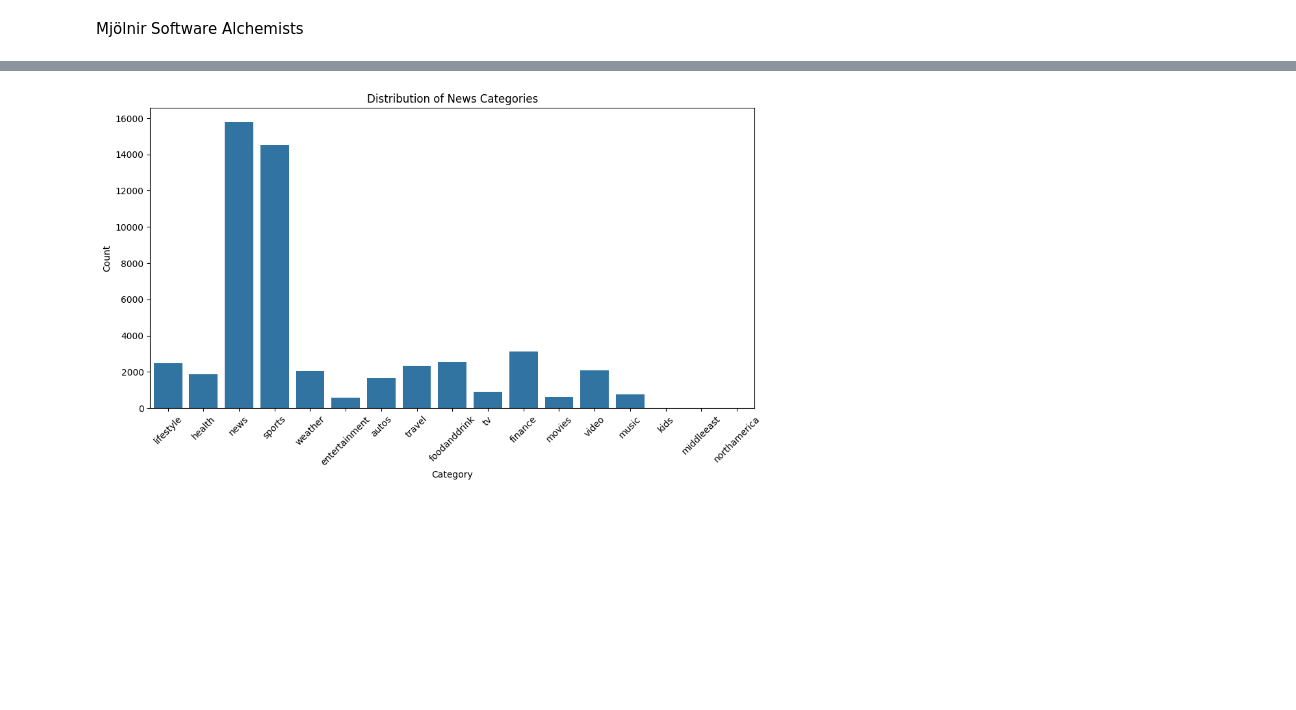
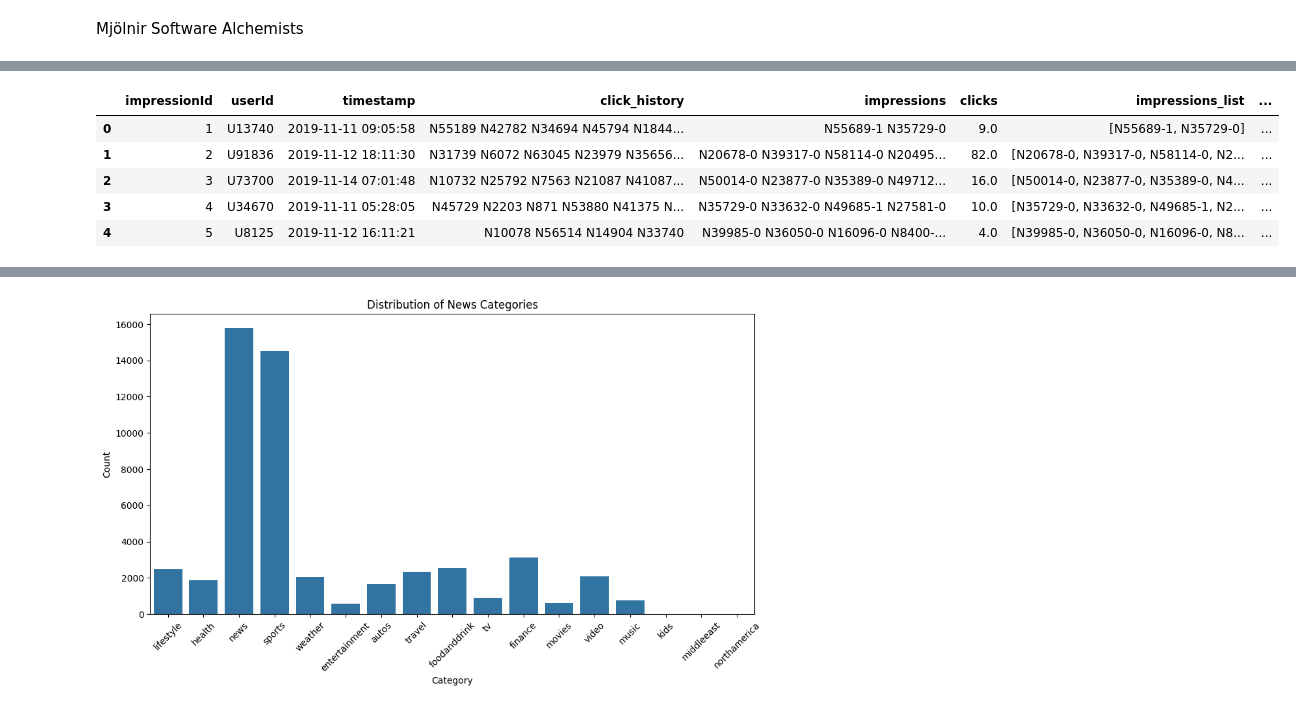
Before and after one commit to AnhNPham01/TDT4215-Recommender-Systems, a Jupyter notebook: Data analysis/analysis_marcus.ipynb, the cells around one changed output, grey strips where cells are left out. Saved outputs shown, nothing was run; the diff lists cells and outputs as text; code cells hidden in the pictures; blank space fills up the shorter version.

```diff
--- a/Data analysis/analysis_marcus.ipynb
+++ b/Data analysis/analysis_marcus.ipynb
@@ -12,16 +12,16 @@ import matplotlib.dates as mdates
 from sklearn.metrics.pairwise import cosine_similarity
 # %%
 #path to the mindsmall training data
-training_dataset = 'MINDsmall_train'
+training_dataset = '../MINDsmall_train'
 
-validation_dataset = 'MINDsmall_train'
+validation_dataset = '../MINDsmall_train'
 
 # not sure how to read these ones with header calues yet, as they are .vec files, and not .csv files
-entity_embedding = pd.read_csv("MINDsmall_train/entity_embedding.vec", sep='\t')
-relation_embedding = pd.read_csv("MINDsmall_train/relation_embedding.vec", sep='\t')
+entity_embedding = pd.read_csv("../MINDsmall_train/entity_embedding.vec", sep='\t')
+relation_embedding = pd.read_csv("../MINDsmall_train/relation_embedding.vec", sep='\t')
 
 
-news_data = pd.read_csv("MINDsmall_train/news.tsv",
+news_data = pd.read_csv("../MINDsmall_train/news.tsv",
     sep='\t',
     names=["newsId", "category", "subcategory", "title","abstract", "url", "title_entities","abstract_entities"]
 )
@@ -32,7 +32,7 @@ news_data = pd.read_csv("MINDsmall_train/news.tsv",
 #     names=["impressionId","userId","timestamp","click_history","impressions"]
 # )
 behaviors_data = pd.read_csv(
-    "MINDsmall_train/behaviors.tsv",
+    "../MINDsmall_train/behaviors.tsv",
     sep='\t',
     names=["impressionId", "userId", "timestamp", "click_history", "impressions"],
     parse_dates=['timestamp'] # This line parses the 'timestamp' column into datetime objects
@@ -44,0 +57,9 @@ behaviors_data['impressions_count'] = behaviors_data['impressions_list'].str.len
+# %%
+behaviors_data.head()
+# %% [output]
+|  | impressionId | userId | timestamp | click_history | impressions | clicks | impressions_list | ... |
+| 0 | 1 | U13740 | 2019-11-11 09:05:58 | N55189 N42782 N34694 N45794 N1844... | N55689-1 N35729-0 | 9.0 | [N55689-1, N35729-0] | ... |
+| 1 | 2 | U91836 | 2019-11-12 18:11:30 | N31739 N6072 N63045 N23979 N35656... | N20678-0 N39317-0 N58114-0 N20495... | 82.0 | [N20678-0, N39317-0, N58114-0, N2... | ... |
+| 2 | 3 | U73700 | 2019-11-14 07:01:48 | N10732 N25792 N7563 N21087 N41087... | N50014-0 N23877-0 N35389-0 N49712... | 16.0 | [N50014-0, N23877-0, N35389-0, N4... | ... |
+| 3 | 4 | U34670 | 2019-11-11 05:28:05 | N45729 N2203 N871 N53880 N41375 N... | N35729-0 N33632-0 N49685-1 N27581-0 | 10.0 | [N35729-0, N33632-0, N49685-1, N2... | ... |
+| 4 | 5 | U8125 | 2019-11-12 16:11:21 | N10078 N56514 N14904 N33740 | N39985-0 N36050-0 N16096-0 N8400-... | 4.0 | [N39985-0, N36050-0, N16096-0, N8... | ... |
```
Also changed, not shown: parts of 7 cells of this notebook, 1 other file.
